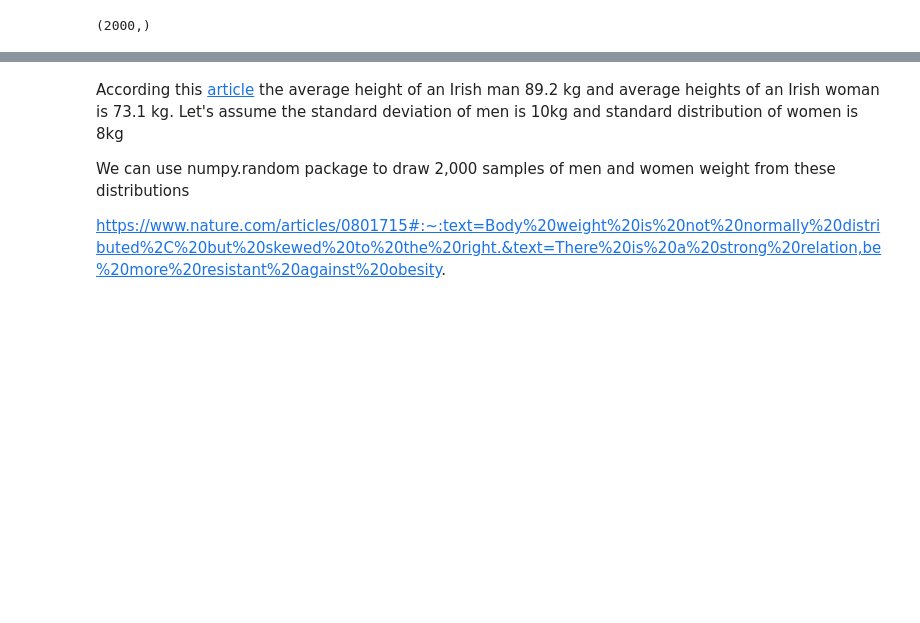
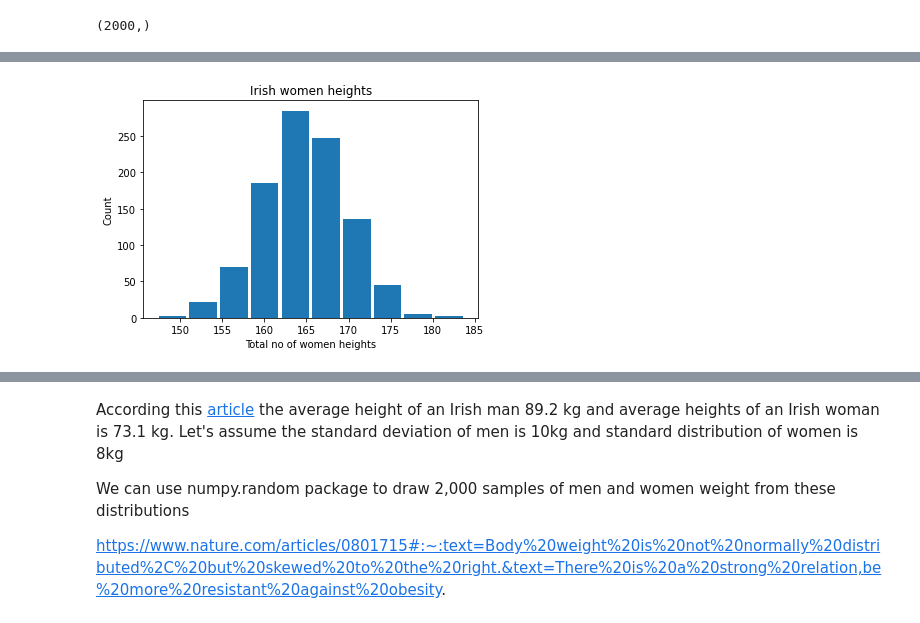
Before and after one commit to BYalini/project_programming_for_data_analysis, a Jupyter notebook: PDA_Project2020.ipynb, the cells around one changed output, grey strips where cells are left out. Cells and saved outputs as stored; diff of their text form; code cells hidden in the pictures; blank space fills up the shorter version.

```diff
--- a/PDA_Project2020.ipynb
+++ b/PDA_Project2020.ipynb
@@ -34,0 +48,9 @@ heights.shape
+# %%
+import matplotlib.pyplot as plt
+plt.hist(sample_heights_women, rwidth=0.90)
+plt.xlabel('Total no of women heights')
+plt.ylabel('Count')
+plt.title('Irish women heights')
+plt.show()
+# %% [output]
+[figure, added]
```
Also changed, not shown: parts of 12 cells of this notebook, 1 other file.
